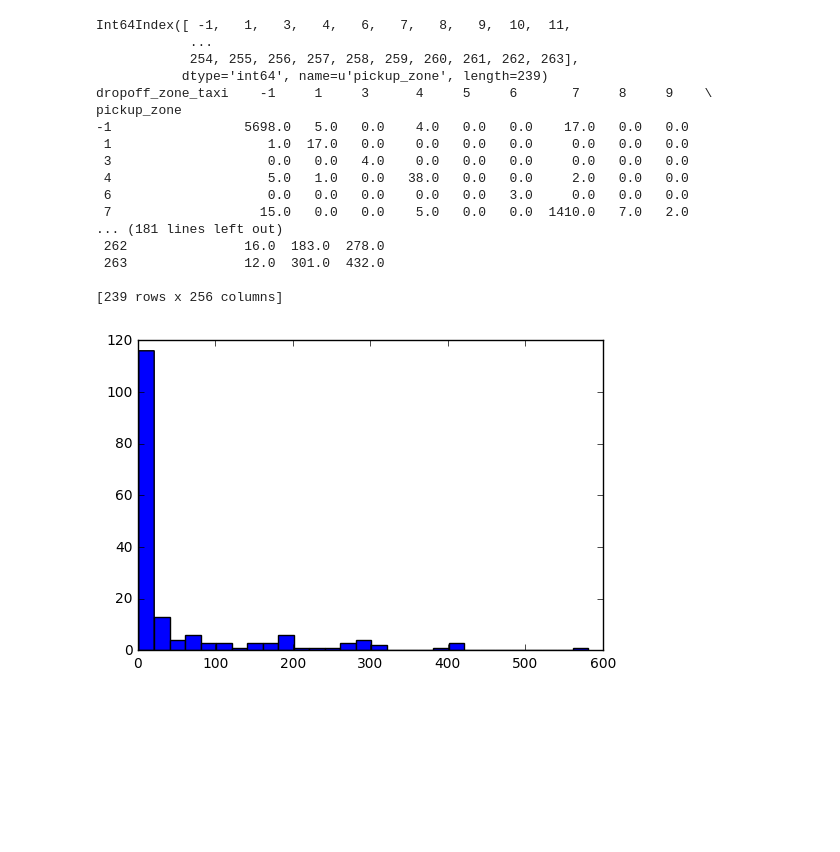
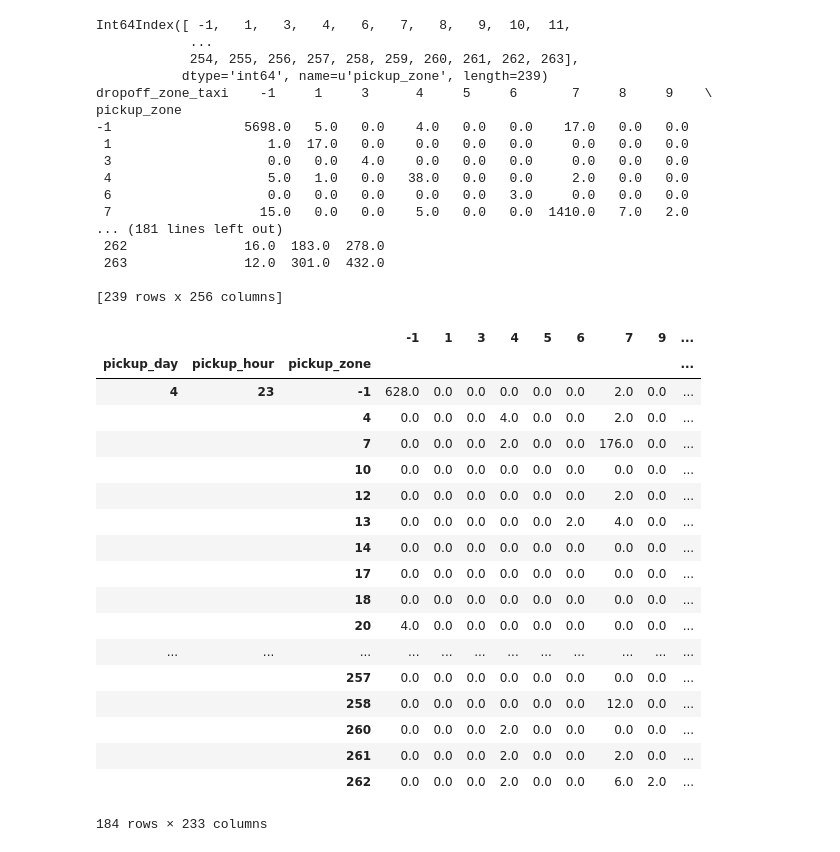
Before and after one commit to dorothychen/nycmoves, a Jupyter notebook: exploration2.ipynb, the cells around one changed output. Saved outputs shown, nothing was run; the diff lists cells and outputs as text; code cells hidden in the pictures; blank space fills up the shorter version.

```diff
--- a/exploration2.ipynb
+++ b/exploration2.ipynb
@@ -118,13 +118,50 @@ pickup_zone
  263               12.0  301.0  432.0
 
 [239 rows x 256 columns]
-# %%
-# make histogram of destinations
-import matplotlib.pyplot as plt
-
-data = dests['counts']
-binwidth = 20
-plt.hist(data, bins=range(min(data), max(data) + binwidth, binwidth))
-plt.show()
-# %% [output]
-[figure, removed]
+# %%
+""" Given df, return dataframe with dest counts for each day, hour, pickup zone
+"""
+def _get_dests(X):
+
+    day_groups = X.groupby('pickup_day');
+    for day, day_group in day_groups:
+        hour_groups = day_group.groupby('pickup_hour')
+        for hour, hour_group in hour_groups:
+            grouped = hour_group.groupby('pickup_zone_taxi', as_index=False)
+            rows = []
+            for pickup_zone, group in grouped:
+                x = pd.DataFrame(group.groupby('dropoff_zone_taxi', as_index=False).size().rename('count'))
+                x = x.reset_index(level=0)
+                x['pickup_zone'] = pickup_zone
+
+                x = x.pivot(index='pickup_zone', columns='dropoff_zone_taxi', values='count')
+                x['pickup_zone'] = x.index
+                x['pickup_day'] = day
+                x['pickup_hour'] = hour
+                rows.append(x)
+
+    dests = pd.concat(rows).fillna(0)
+    dests = dests.set_index(['pickup_day', 'pickup_hour', 'pickup_zone'])
+    return dests
+
+_get_dests(X) + _get_dests(X)
+# %% [output]
+|  |  |  | -1 | 1 | 3 | 4 | 5 | 6 | 7 | 9 | ... |
+| pickup_day | pickup_hour | pickup_zone |  |  |  |  |  |  |  |  | ... |
+| 4 | 23 | -1 | 628.0 | 0.0 | 0.0 | 0.0 | 0.0 | 0.0 | 2.0 | 0.0 | ... |
+|  |  | 4 | 0.0 | 0.0 | 0.0 | 4.0 | 0.0 | 0.0 | 2.0 | 0.0 | ... |
+|  |  | 7 | 0.0 | 0.0 | 0.0 | 2.0 | 0.0 | 0.0 | 176.0 | 0.0 | ... |
+|  |  | 10 | 0.0 | 0.0 | 0.0 | 0.0 | 0.0 | 0.0 | 0.0 | 0.0 | ... |
+|  |  | 12 | 0.0 | 0.0 | 0.0 | 0.0 | 0.0 | 0.0 | 2.0 | 0.0 | ... |
+|  |  | 13 | 0.0 | 0.0 | 0.0 | 0.0 | 0.0 | 2.0 | 4.0 | 0.0 | ... |
+|  |  | 14 | 0.0 | 0.0 | 0.0 | 0.0 | 0.0 | 0.0 | 0.0 | 0.0 | ... |
+|  |  | 17 | 0.0 | 0.0 | 0.0 | 0.0 | 0.0 | 0.0 | 0.0 | 0.0 | ... |
+|  |  | 18 | 0.0 | 0.0 | 0.0 | 0.0 | 0.0 | 0.0 | 0.0 | 0.0 | ... |
+|  |  | 20 | 4.0 | 0.0 | 0.0 | 0.0 | 0.0 | 0.0 | 0.0 | 0.0 | ... |
+| ... | ... | ... | ... | ... | ... | ... | ... | ... | ... | ... | ... |
+|  |  | 257 | 0.0 | 0.0 | 0.0 | 0.0 | 0.0 | 0.0 | 0.0 | 0.0 | ... |
+|  |  | 258 | 0.0 | 0.0 | 0.0 | 0.0 | 0.0 | 0.0 | 12.0 | 0.0 | ... |
+|  |  | 260 | 0.0 | 0.0 | 0.0 | 2.0 | 0.0 | 0.0 | 0.0 | 0.0 | ... |
+|  |  | 261 | 0.0 | 0.0 | 0.0 | 2.0 | 0.0 | 0.0 | 2.0 | 0.0 | ... |
+|  |  | 262 | 0.0 | 0.0 | 0.0 | 2.0 | 0.0 | 0.0 | 6.0 | 2.0 | ... |
+184 rows × 233 columns
```
Also changed, not shown: 10 other files.
